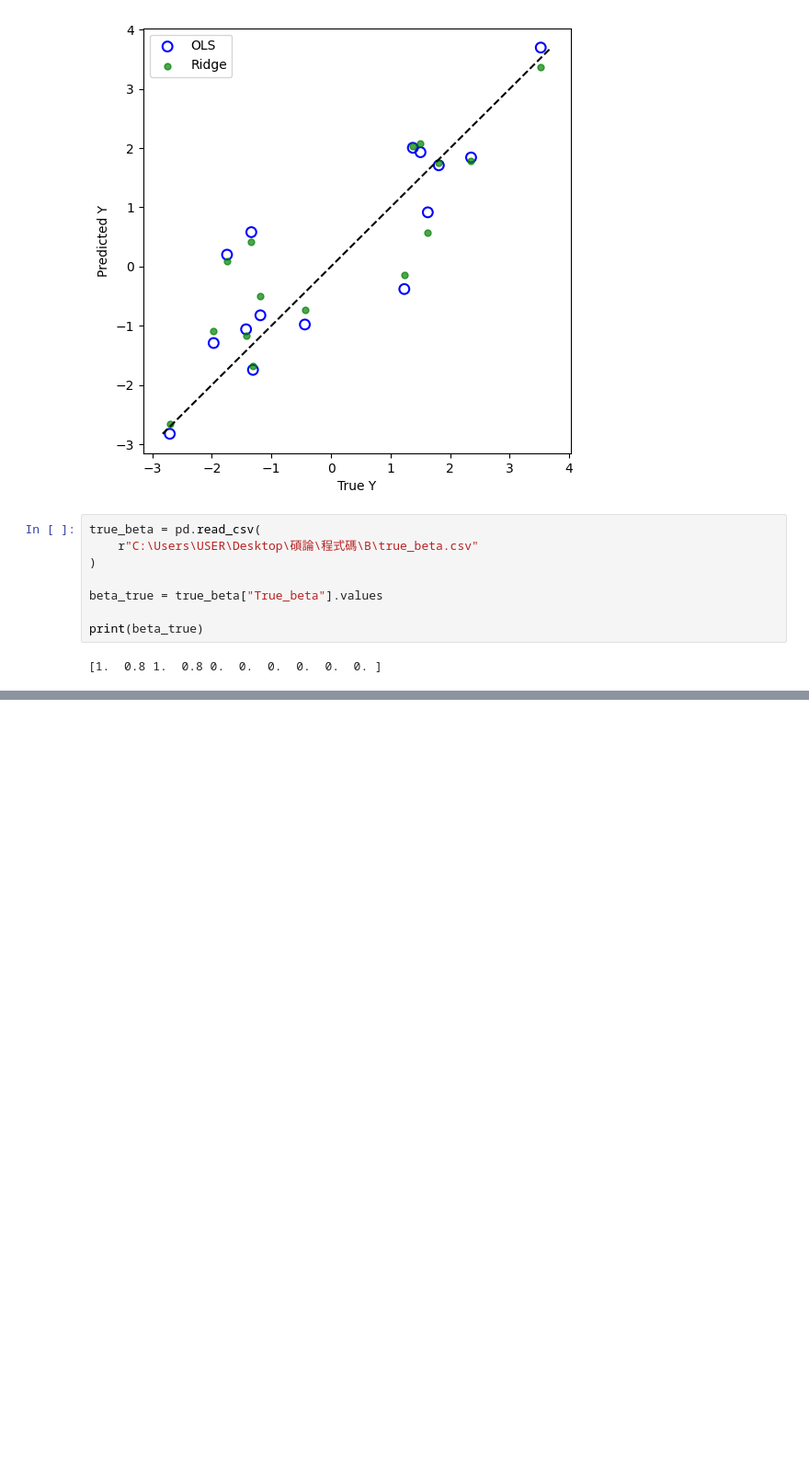
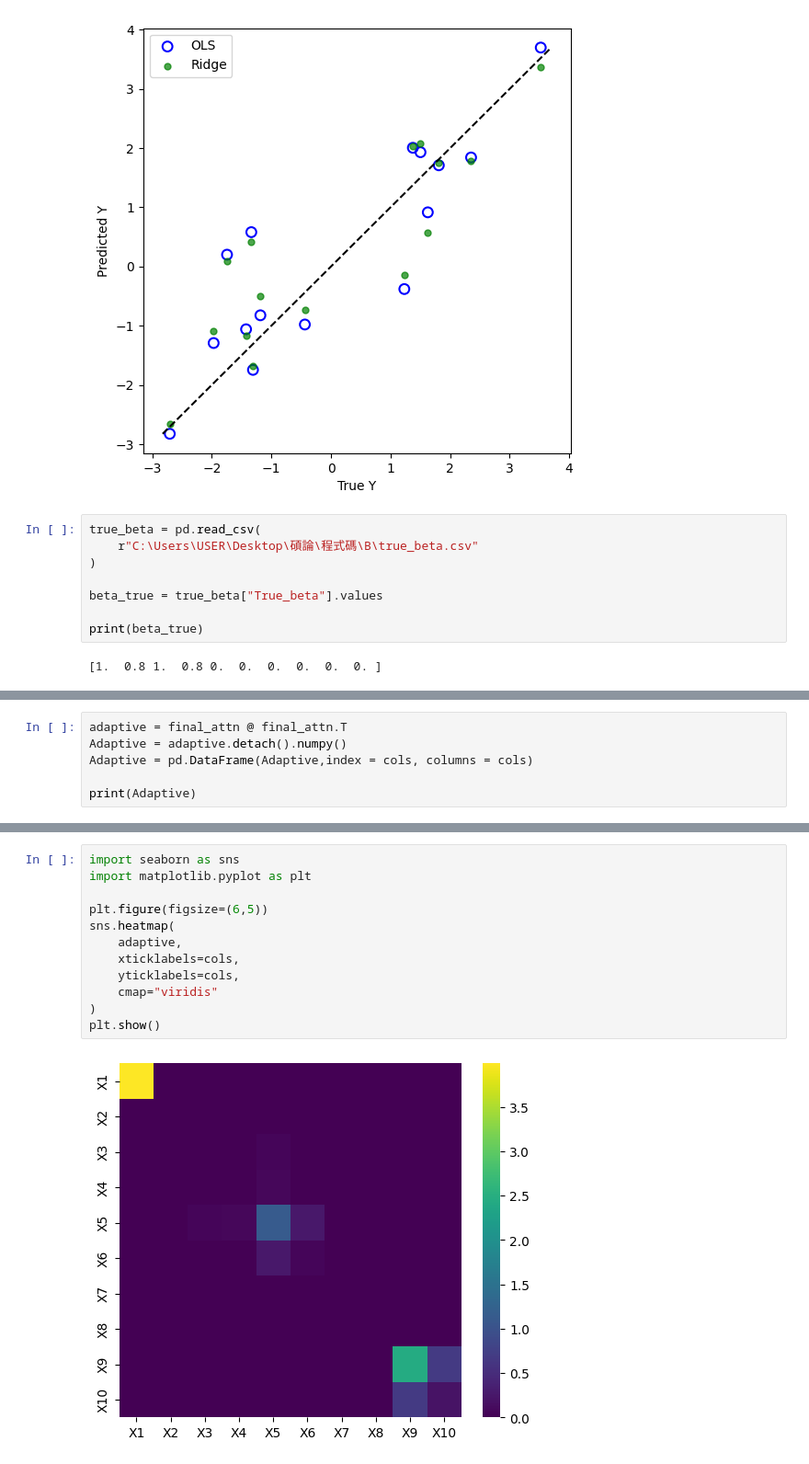
Before and after one commit to Lai-jun-yan/Deep_glm, a Jupyter notebook: Scenario模擬資料/B/整筆資料跑attention.ipynb, the cells around one changed output, grey strips where cells are left out. Shown at 92% size. Cells and saved outputs as stored; diff of their text form; blank space fills up the shorter version.

```diff
--- a/Scenario模擬資料/B/整筆資料跑attention.ipynb
+++ b/Scenario模擬資料/B/整筆資料跑attention.ipynb
@@ -622,0 +645,6 @@ print(ridge_bias.sum())
+# %%
+adaptive = final_attn @ final_attn.T
+Adaptive = adaptive.detach().numpy()
+Adaptive = pd.DataFrame(Adaptive,index = cols, columns = cols)
+
+print(Adaptive)
@@ -622,0 +669,14 @@ print(ridge_bias.sum())
+# %%
+import seaborn as sns
+import matplotlib.pyplot as plt
+
+plt.figure(figsize=(6,5))
+sns.heatmap(
+    adaptive,
+    xticklabels=cols,
+    yticklabels=cols,
+    cmap="viridis"
+)
+plt.show()
+# %% [output]
+[figure, added]
```
Also changed, not shown: parts of 11 cells of this notebook, 3 other files.
